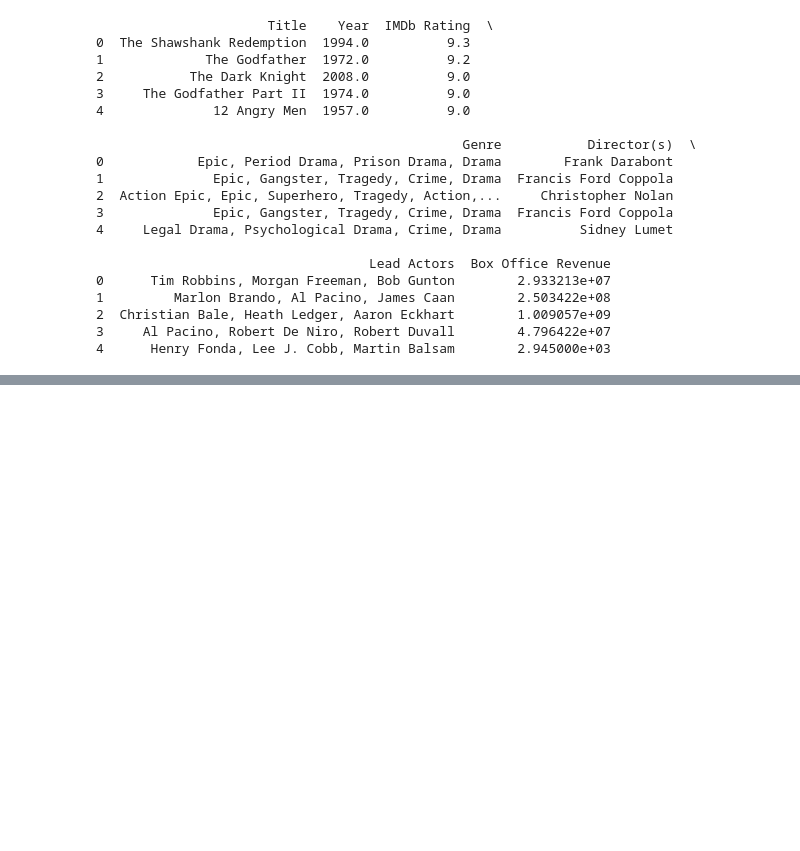
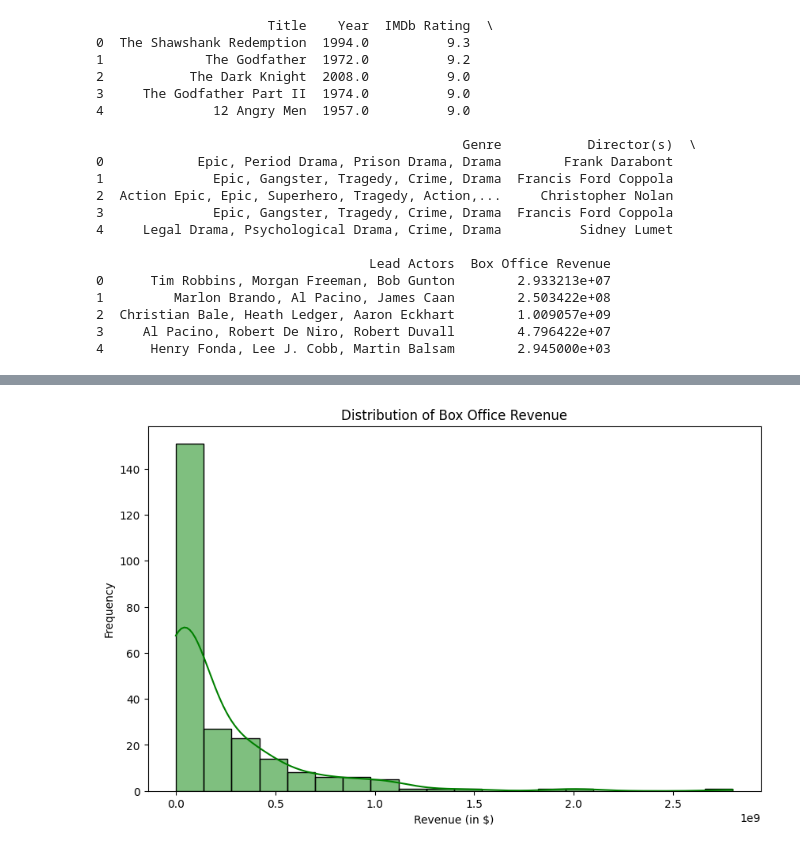
Before and after one commit to lfernando123/EDA-For-IMDbFilms, a Jupyter notebook: notebooks/eda.ipynb, the cells around one changed output, grey strips where cells are left out. Saved outputs shown, nothing was run; the diff lists cells and outputs as text; code cells hidden in the pictures; blank space fills up the shorter version.

```diff
--- a/notebooks/eda.ipynb
+++ b/notebooks/eda.ipynb
@@ -247,0 +318,10 @@ print(df.head())
+# %%
+# Histogram of Box Office Revenue
+plt.figure(figsize=(10, 6))
+sns.histplot(df['Box Office Revenue'], bins=20, kde=True, color='green')
+plt.title("Distribution of Box Office Revenue")
+plt.xlabel("Revenue (in $)")
+plt.ylabel("Frequency")
+plt.show()
+# %% [output]
+[figure, added]
```
Also changed, not shown: parts of 3 cells of this notebook.
